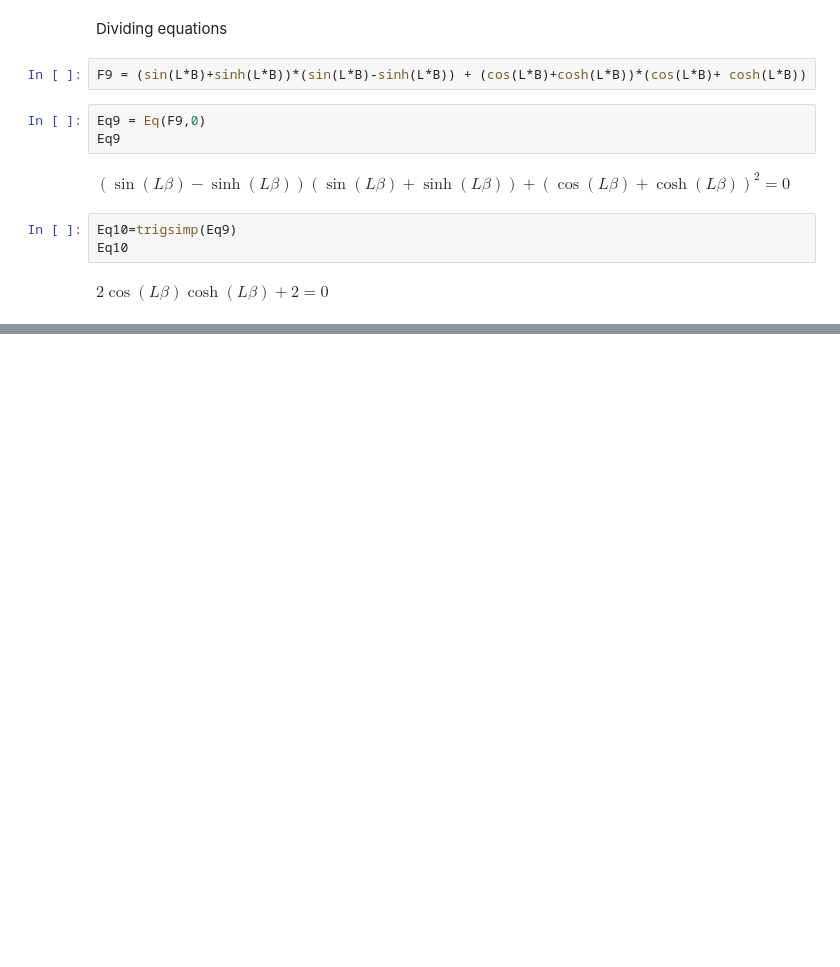
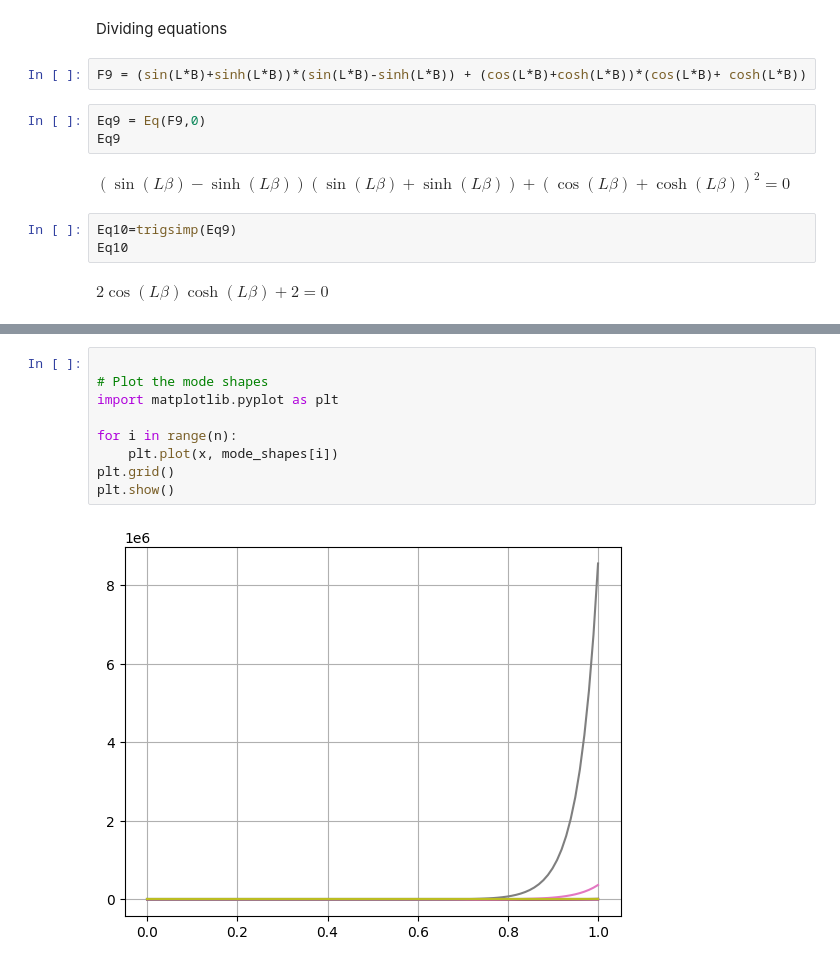
Before and after one commit to ME-UoP-ME421-Feb-2023/Rankine-CB, a Jupyter notebook: Ranke_CB (1).ipynb, the cells around one changed output, grey strips where cells are left out. Cells and saved outputs as stored; diff of their text form; blank space fills up the shorter version.

```diff
--- a/Ranke_CB (1).ipynb
+++ b/Ranke_CB (1).ipynb
@@ -383,0 +413,11 @@ Mode 5: 9269.68
+# %%
+
+# Plot the mode shapes
+import matplotlib.pyplot as plt
+
+for i in range(n):
+    plt.plot(x, mode_shapes[i])
+plt.grid()
+plt.show()
+# %% [output]
+[figure, added]
```
Also changed, not shown: parts of 17 cells of this notebook.
